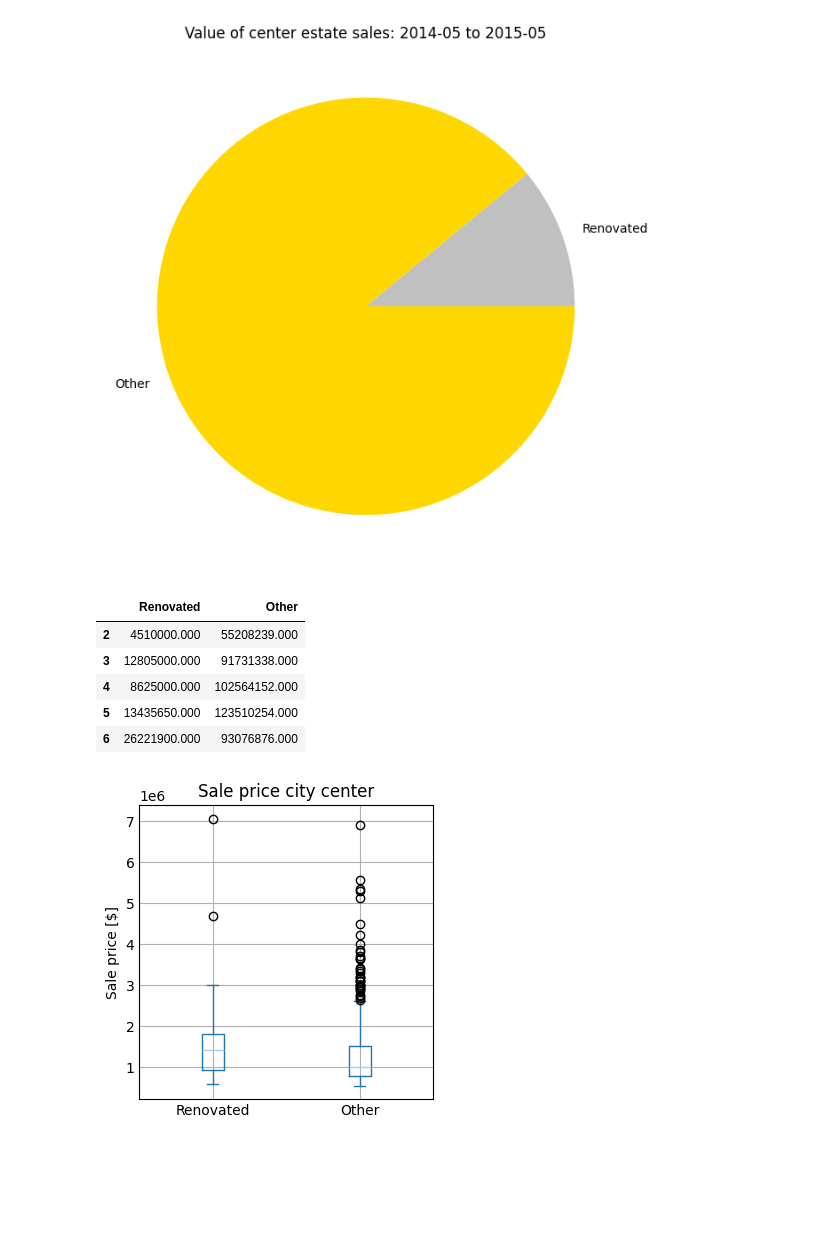
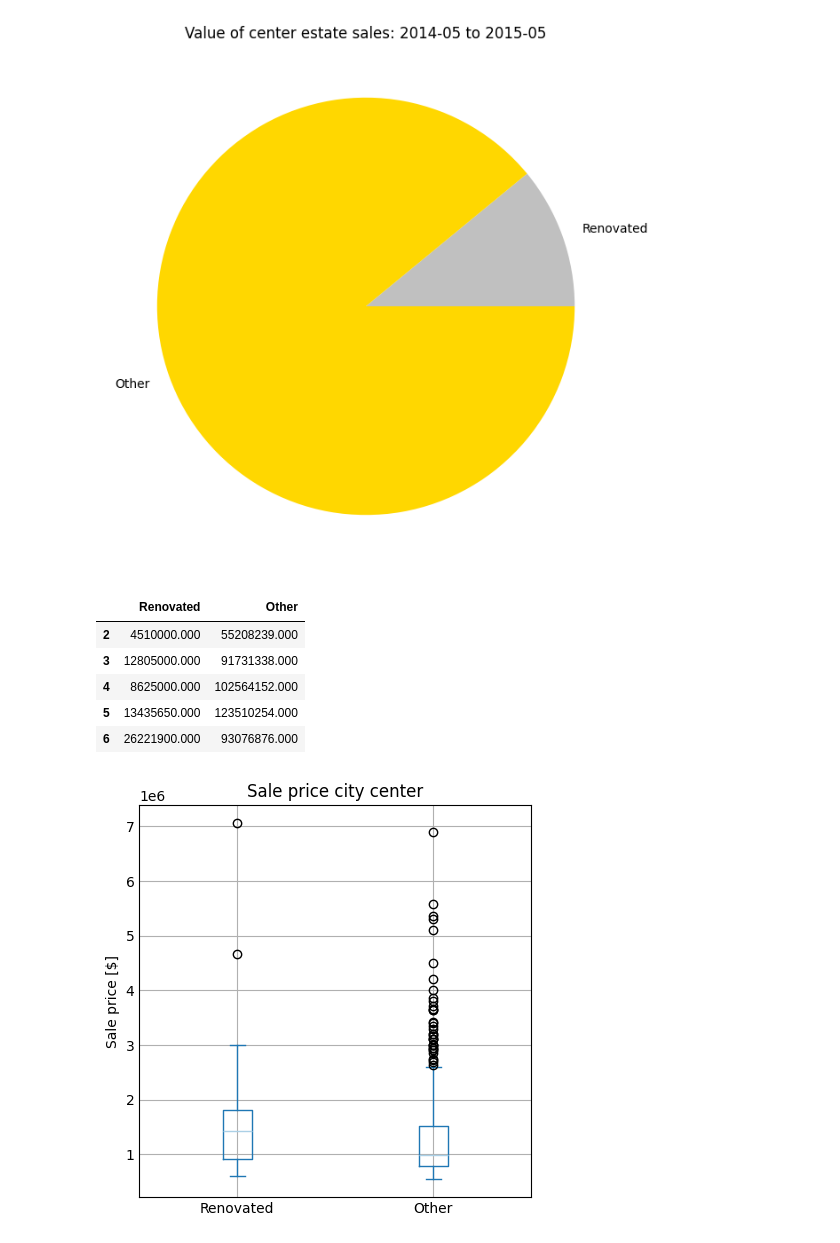
Before and after one commit to torstenschenk/buy_sale, a Jupyter notebook: EDA.ipynb, the cells around one changed output. Saved outputs shown, nothing was run; the diff lists cells and outputs as text; code cells hidden in the pictures; blank space fills up the shorter version.

```diff
--- a/EDA.ipynb
+++ b/EDA.ipynb
@@ -633,13 +633,13 @@ series.plot.pie(figsize=(6, 6),colors=['silver','gold'], title="Value of center
 [figure]
 # %%
 prices = pd.DataFrame ({'Renovated':price, 'Other':unprice})
-prices.plot(ylabel='Sale price [$]', kind='box',title='Sale price city center', figsize=(3,3))
+prices.plot(ylabel='Sale price [$]', kind='box',title='Sale price city center', figsize=(4,4))
 res.head()
 # %% [output]
 |  | Renovated | Other |
 | 2 | 4510000.000 | 55208239.000 |
 | 3 | 12805000.000 | 91731338.000 |
 | 4 | 8625000.000 | 102564152.000 |
 | 5 | 13435650.000 | 123510254.000 |
 | 6 | 26221900.000 | 93076876.000 |
-[figure, old version]
+[figure, new version]
```
Also changed, not shown: parts of 1 cell of this notebook, 1 other file.
